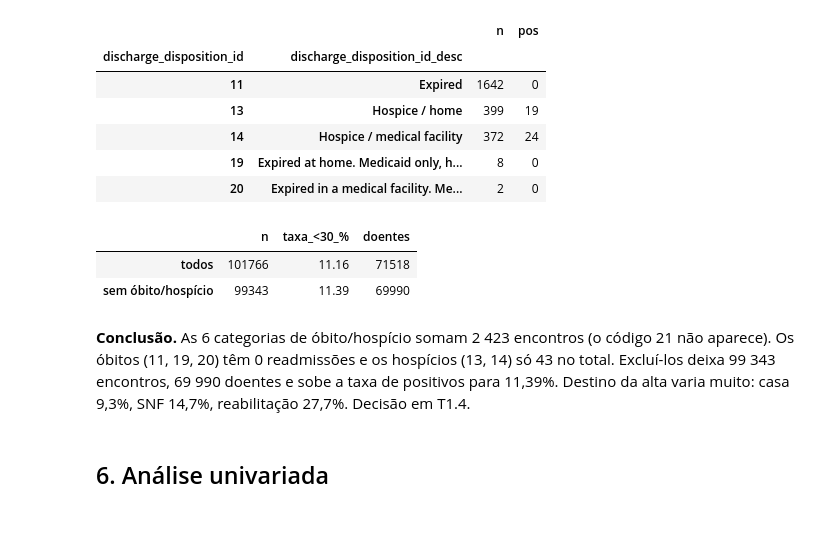
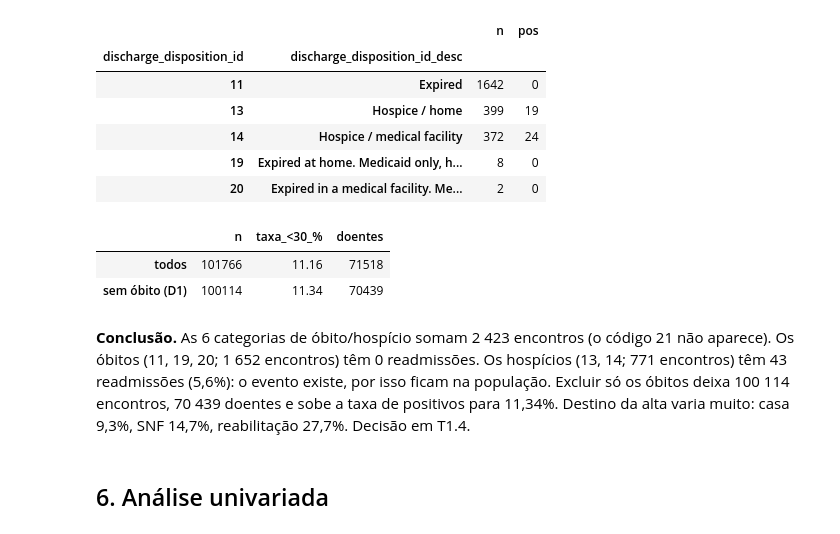
Before and after one commit to EDSB26G11/Bootcamp_Projetos, a Jupyter notebook: notebooks/01_eda.ipynb, the cells around one changed output. Saved outputs shown, nothing was run; the diff lists cells and outputs as text; code cells hidden in the pictures.

```diff
--- a/notebooks/01_eda.ipynb
+++ b/notebooks/01_eda.ipynb
@@ -412,11 +412,13 @@ plt.show()
 # %% [markdown]
 ## 5. População elegível (pré-visualização de T1.4)
 # %%
-DEAD_HOSPICE = [11, 13, 14, 19, 20, 21]
+DEATHS = [11, 19, 20, 21]
+HOSPICE = [13, 14]
 g = rate_by(df, "discharge_disposition_id_desc").sort_values("n", ascending=False)
 plot_rate(g[g["n"] >= 100], "Taxa <30 por destino da alta (n ≥ 100)")
 plt.show()
-dh = df["discharge_disposition_id"].isin(DEAD_HOSPICE)
+dh = df["discharge_disposition_id"].isin(DEATHS + HOSPICE)
+dead = df["discharge_disposition_id"].isin(DEATHS)
 df[dh].groupby(["discharge_disposition_id", "discharge_disposition_id_desc"]).agg(n=("target", "size"), pos=("target", "sum"))
 # %% [output]
 [figure]
@@ -429,16 +431,16 @@ df[dh].groupby(["discharge_disposition_id", "discharge_disposition_id_desc"]).ag
 | 20 | Expired in a medical facility. Me... | 2 | 0 |
 # %%
 pd.DataFrame({
-    "n": [len(df), (~dh).sum()],
-    "taxa_<30_%": [round(100 * df["target"].mean(), 2), round(100 * df.loc[~dh, "target"].mean(), 2)],
-    "doentes": [df["patient_nbr"].nunique(), df.loc[~dh, "patient_nbr"].nunique()],
-}, index=["todos", "sem óbito/hospício"])
+    "n": [len(df), (~dead).sum()],
+    "taxa_<30_%": [round(100 * df["target"].mean(), 2), round(100 * df.loc[~dead, "target"].mean(), 2)],
+    "doentes": [df["patient_nbr"].nunique(), df.loc[~dead, "patient_nbr"].nunique()],
+}, index=["todos", "sem óbito (D1)"])
 # %% [output]
 |  | n | taxa_<30_% | doentes |
 | todos | 101766 | 11.16 | 71518 |
-| sem óbito/hospício | 99343 | 11.39 | 69990 |
+| sem óbito (D1) | 100114 | 11.34 | 70439 |
 # %% [markdown]
-**Conclusão.** As 6 categorias de óbito/hospício somam 2 423 encontros (o código 21 não aparece). Os óbitos (11, 19, 20) têm 0 readmissões e os hospícios (13, 14) só 43 no total. Excluí-los deixa 99 343 encontros, 69 990 doentes e sobe a taxa de positivos para 11,39%. Destino da alta varia muito: casa 9,3%, SNF 14,7%, reabilitação 27,7%. Decisão em T1.4.
+**Conclusão.** As 6 categorias de óbito/hospício somam 2 423 encontros (o código 21 não aparece). Os óbitos (11, 19, 20; 1 652 encontros) têm 0 readmissões. Os hospícios (13, 14; 771 encontros) têm 43 readmissões (5,6%): o evento existe, por isso ficam na população. Excluir só os óbitos deixa 100 114 encontros, 70 439 doentes e sobe a taxa de positivos para 11,34%. Destino da alta varia muito: casa 9,3%, SNF 14,7%, reabilitação 27,7%. Decisão em T1.4.
 # %% [markdown]
 ## 6. Análise univariada
 # %%
```
Also changed, not shown: parts of 1 cell of this notebook, 6 other files.
